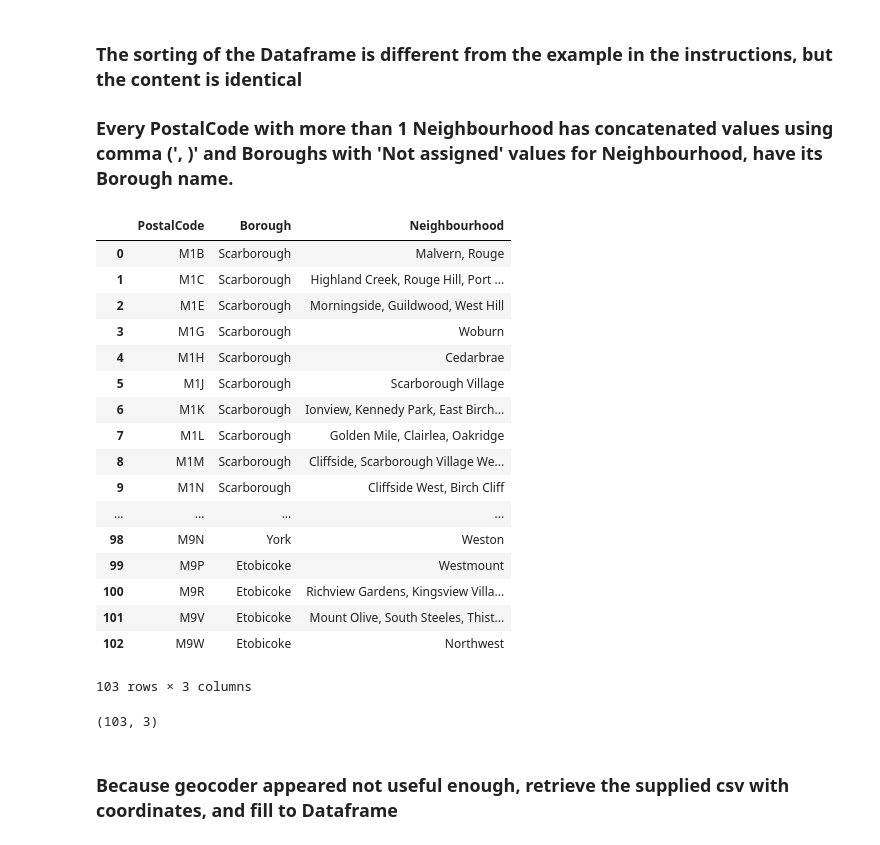
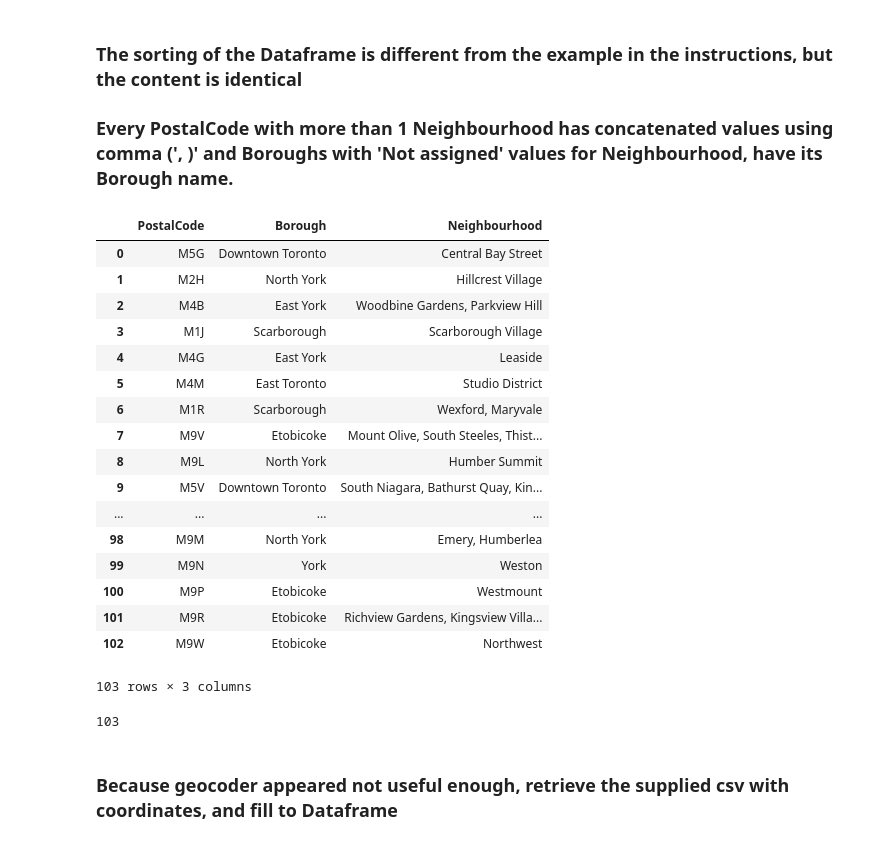
Before and after one commit to rubensch/Coursera_Capstone, a Jupyter notebook: Week3_graded_assignment.ipynb, the cells around one changed output. Cells and saved outputs as stored; diff of their text form; code cells hidden in the pictures.

```diff
--- a/Week3_graded_assignment.ipynb
+++ b/Week3_graded_assignment.ipynb
@@ -131,31 +152,43 @@ df_final=df_hoods.groupby('PostalCode').agg(lambda x : ', '.join(set(x))).reset_
 # %% [markdown]
 ### The sorting of the Dataframe is different from the example in the instructions, but the content is identical
 ### Every PostalCode with more than 1 Neighbourhood has concatenated values using comma (', )' and Boroughs with 'Not assigned' values for Neighbourhood, have its Borough name.
-# %%
-df_final
-# %% [output]
-|  | PostalCode | Borough | Neighbourhood |
-| 0 | M1B | Scarborough | Malvern, Rouge |
-| 1 | M1C | Scarborough | Highland Creek, Rouge Hill, Port ... |
-| 2 | M1E | Scarborough | Morningside, Guildwood, West Hill |
-| 3 | M1G | Scarborough | Woburn |
-| 4 | M1H | Scarborough | Cedarbrae |
-| 5 | M1J | Scarborough | Scarborough Village |
-| 6 | M1K | Scarborough | Ionview, Kennedy Park, East Birch... |
-| 7 | M1L | Scarborough | Golden Mile, Clairlea, Oakridge |
-| 8 | M1M | Scarborough | Cliffside, Scarborough Village We... |
-| 9 | M1N | Scarborough | Cliffside West, Birch Cliff |
-| ... | ... | ... | ... |
-| 98 | M9N | York | Weston |
-| 99 | M9P | Etobicoke | Westmount |
-| 100 | M9R | Etobicoke | Richview Gardens, Kingsview Villa... |
-| 101 | M9V | Etobicoke | Mount Olive, South Steeles, Thist... |
-| 102 | M9W | Etobicoke | Northwest |
-103 rows × 3 columns
-# %%
-df_final.shape
-# %% [output]
-(103, 3)
+# %%
+# create a new test dataframe
+column_names = ["PostalCode", "Borough", "Neighbourhood"]
+df_example = pd.DataFrame(columns=column_names)
+
+requested_hoods = ["M5G", "M2H", "M4B", "M1J", "M4G", "M4M", "M1R", "M9V", "M9L", "M5V", "M1B", "M5A"]
+missing_hoods=df_final[~df_final.PostalCode.isin(requested_hoods)].PostalCode.to_list()
+
+for missing_hood in missing_hoods:
+    requested_hoods.append(missing_hood)
+
+for hood in requested_hoods:
+    df_example = df_example.append(df_final[df_final["PostalCode"]==hood], ignore_index=True)
+df_example
+# %% [output]
+|  | PostalCode | Borough | Neighbourhood |
+| 0 | M5G | Downtown Toronto | Central Bay Street |
+| 1 | M2H | North York | Hillcrest Village |
+| 2 | M4B | East York | Woodbine Gardens, Parkview Hill |
+| 3 | M1J | Scarborough | Scarborough Village |
+| 4 | M4G | East York | Leaside |
+| 5 | M4M | East Toronto | Studio District |
+| 6 | M1R | Scarborough | Wexford, Maryvale |
+| 7 | M9V | Etobicoke | Mount Olive, South Steeles, Thist... |
+| 8 | M9L | North York | Humber Summit |
+| 9 | M5V | Downtown Toronto | South Niagara, Bathurst Quay, Kin... |
+| ... | ... | ... | ... |
+| 98 | M9M | North York | Emery, Humberlea |
+| 99 | M9N | York | Weston |
+| 100 | M9P | Etobicoke | Westmount |
+| 101 | M9R | Etobicoke | Richview Gardens, Kingsview Villa... |
+| 102 | M9W | Etobicoke | Northwest |
+103 rows × 3 columns
+# %%
+df_example.shape[0]
+# %% [output]
+103
 # %% [markdown]
 ### Because geocoder appeared not useful enough, retrieve the supplied csv with coordinates, and fill to Dataframe
 # %%
```
Also changed, not shown: parts of 2 cells of this notebook.
